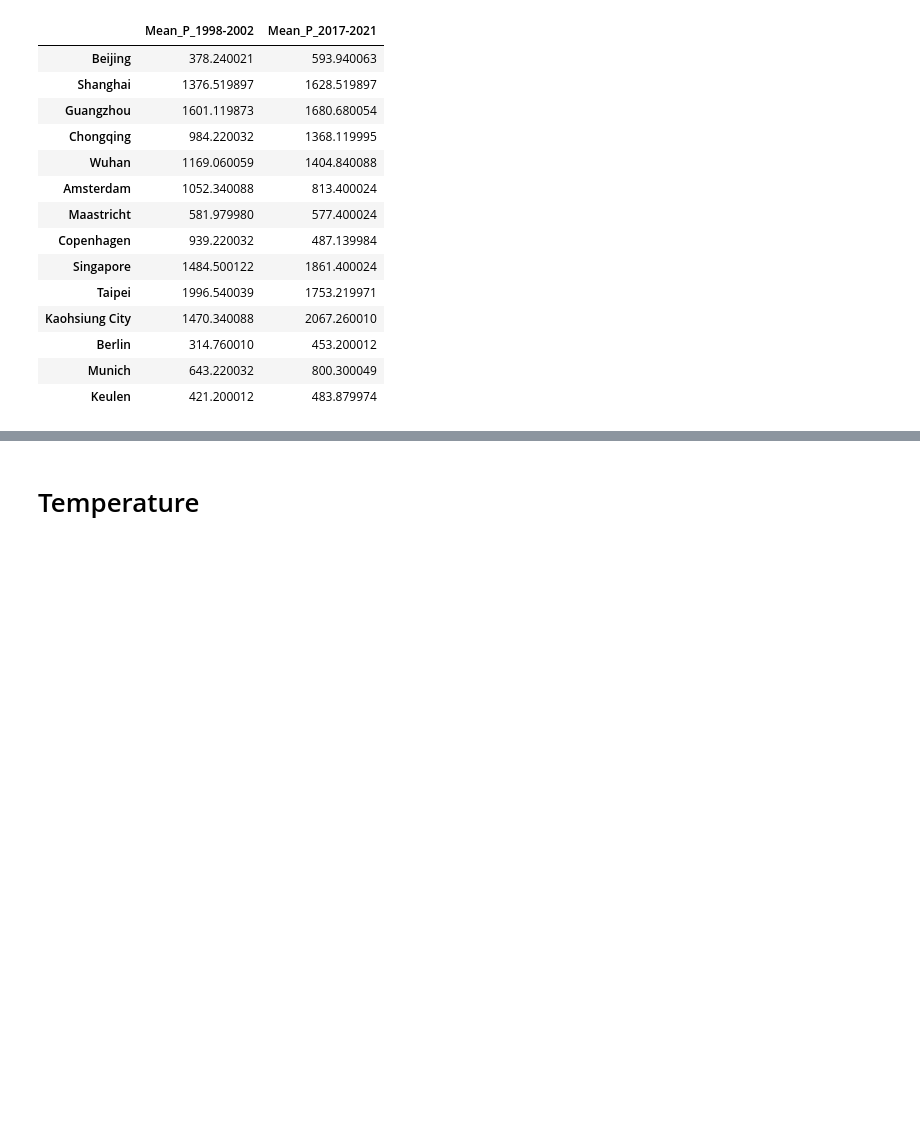
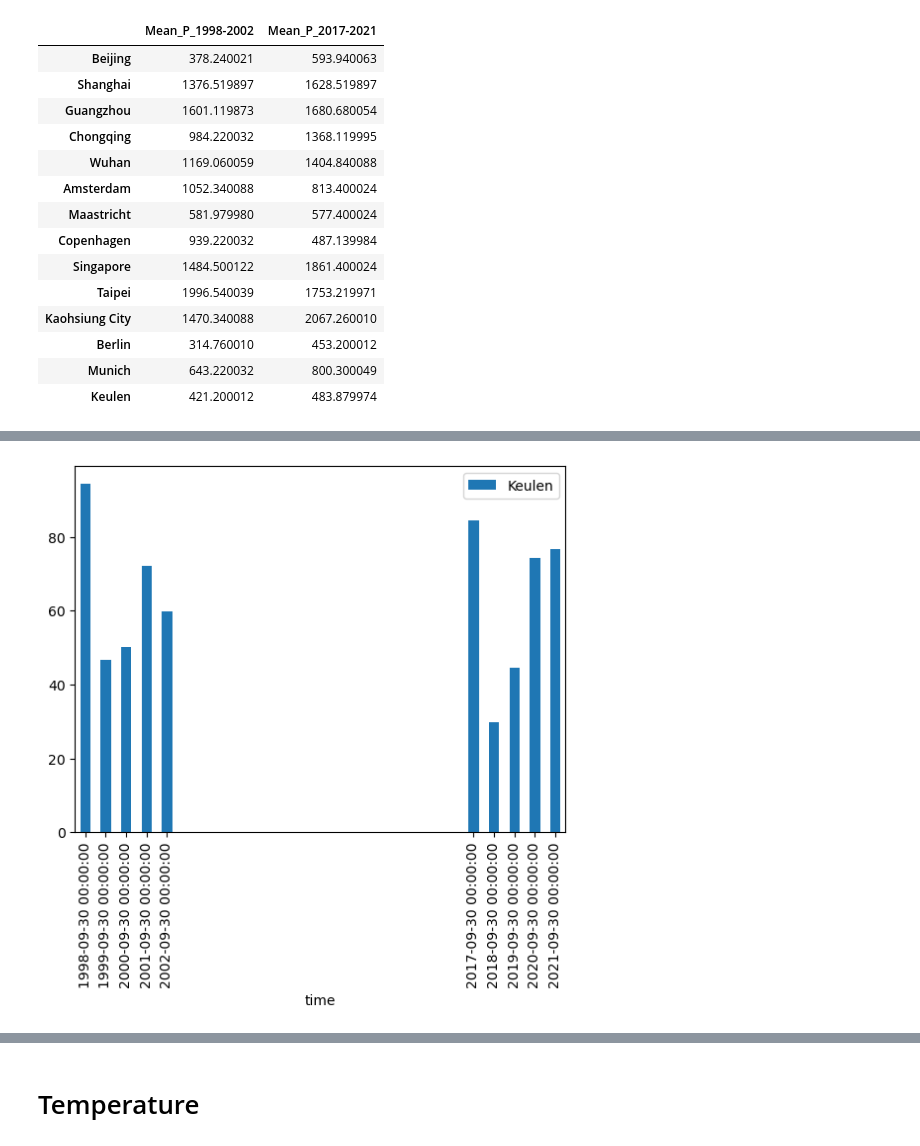
Before and after one commit to Daafip/west-meets-east, a Jupyter notebook: Read_nc_Files.ipynb, the cells around one changed output, grey strips where cells are left out. Saved outputs shown, nothing was run; the diff lists cells and outputs as text; code cells hidden in the pictures; blank space fills up the shorter version.

```diff
--- a/Read_nc_Files.ipynb
+++ b/Read_nc_Files.ipynb
@@ -337,0 +292,7 @@ df_out.to_excel("analysis results.xlsx")
+# %%
+rainfall_q ={"China":"Jul-Sep",
+            "Taiwan":"Apr-Jun",
+            "Singapore":"Jul-Sep",
+            "Germany":"Jul-Sep",
+            "Netherlands":"Jul-Sep",
+            "Denmark":"Jul-Sep"}
@@ -337,0 +311,13 @@ df_out.to_excel("analysis results.xlsx")
+# %%
+lst_df_growing_season_rain = []
+for col in df_P_per_city.columns:
+    country=gdf_cities[gdf_cities[f'city']==col].country.iloc[0]
+    quarter = rainfall_q[country]
+    df_per_quarter_per_city = df_per_Q[df_per_Q['quarter_month']==quarter][[col]]
+    data=[[col, df_per_quarter_per_city.loc["1998":"2002",f'{col}'].mean(axis=0)/3,
+            df_per_quarter_per_city.loc["2017":"2021",f'{col}'].mean(axis=0)/3] ]
+    names=["city",'mean monthly rainfall in critical quarter 1998-2002','sum rainfall in critical quarter 2017-2021']
+    lst_df_growing_season_rain.append(pd.DataFrame(data=data, columns=names))
+dry_rain_growing_season = pd.concat(lst_df_growing_season_rain)
+dry_rain_growing_season.reset_index(drop=True,inplace=True)
+dry_rain_growing_season
@@ -337,0 +340,7 @@ df_out.to_excel("analysis results.xlsx")
+# %%
+df_per_quarter_per_city = df_per_quarter_per_city/3
+ax=df_per_quarter_per_city.plot(kind="bar")
+ticks=ax.get_xticks()
+ax.set_xticks([0,1,2,3,4,19,20,21,22,23]);
+# %% [output]
+[figure, added]
```
Also changed, not shown: parts of 15 cells of this notebook, 1 other file.
